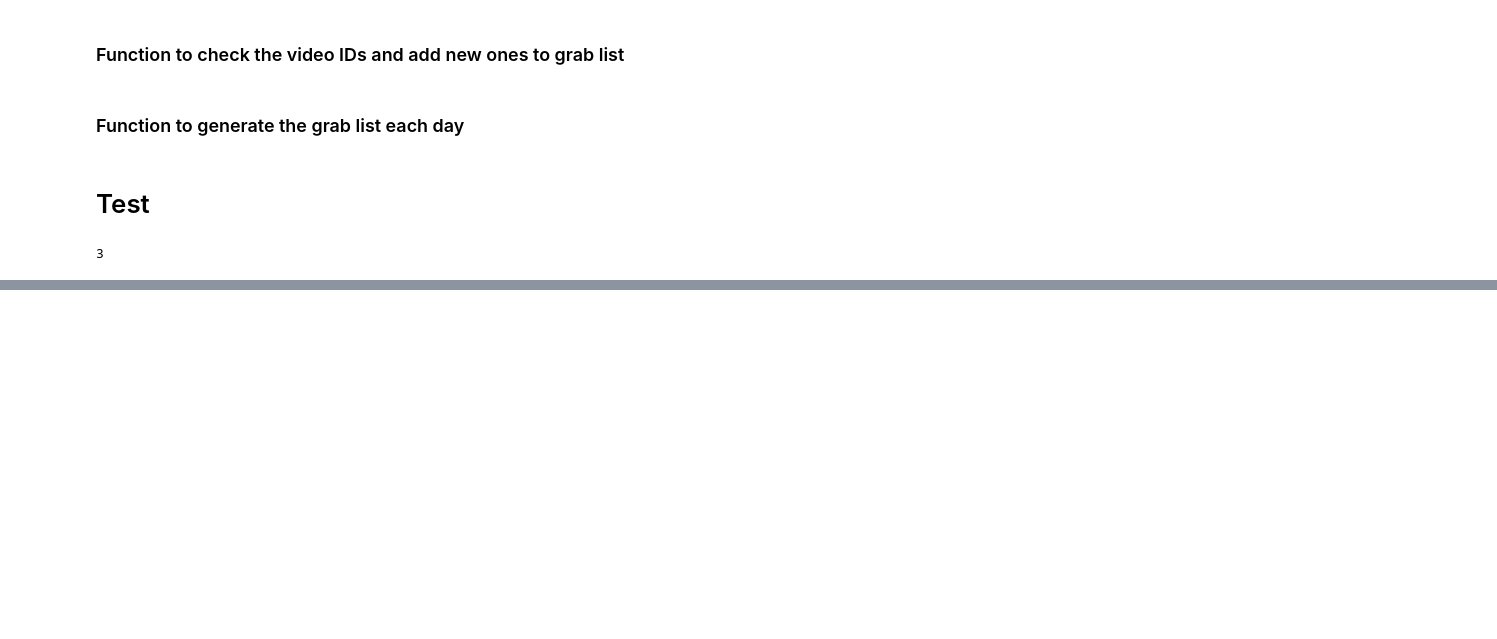
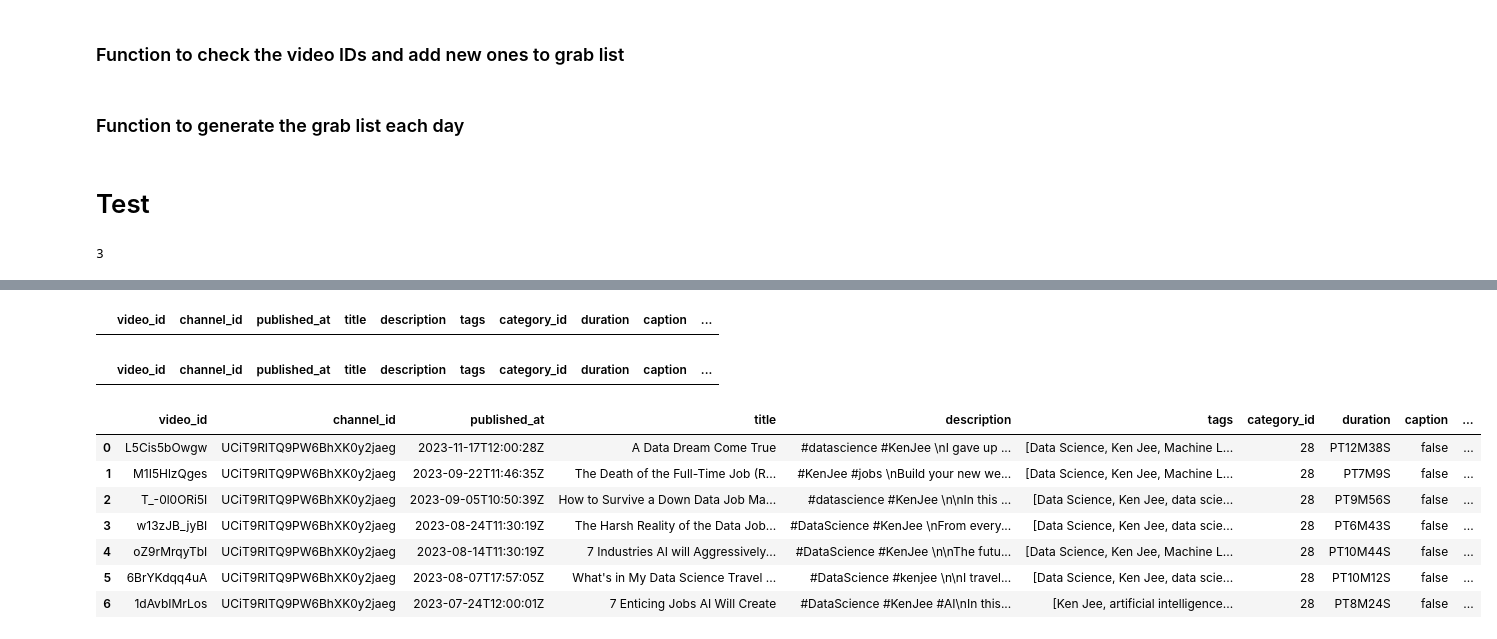
Before and after one commit to LHide14/YouTube-Analytics, a Jupyter notebook: new_video_checker.ipynb, the cells around one changed output, grey strips where cells are left out. Cells and saved outputs as stored; diff of their text form; code cells hidden in the pictures; blank space fills up the shorter version.

```diff
--- a/new_video_checker.ipynb
+++ b/new_video_checker.ipynb
@@ -127,0 +426,21 @@ len(grab_list)
+# %%
+day_2_df
+# %% [output]
+|  | video_id | channel_id | published_at | title | description | tags | category_id | duration | caption | ... |
+# %%
+day_3_df
+# %% [output]
+|  | video_id | channel_id | published_at | title | description | tags | category_id | duration | caption | ... |
+# %%
+day_1_df, day_2_df, day_3_df = test_function(test_df_2)
+# %%
+day_1_df
+# %% [output]
+|  | video_id | channel_id | published_at | title | description | tags | category_id | duration | caption | ... |
+| 0 | L5Cis5bOwgw | UCiT9RITQ9PW6BhXK0y2jaeg | 2023-11-17T12:00:28Z | A Data Dream Come True | #datascience #KenJee \nI gave up ... | [Data Science, Ken Jee, Machine L... | 28 | PT12M38S | false | ... |
+| 1 | M1I5HlzQges | UCiT9RITQ9PW6BhXK0y2jaeg | 2023-09-22T11:46:35Z | The Death of the Full-Time Job (R... | #KenJee #jobs \nBuild your new we... | [Data Science, Ken Jee, Machine L... | 28 | PT7M9S | false | ... |
+| 2 | T_-0l0ORi5I | UCiT9RITQ9PW6BhXK0y2jaeg | 2023-09-05T10:50:39Z | How to Survive a Down Data Job Ma... | #datascience #KenJee \n\nIn this ... | [Data Science, Ken Jee, data scie... | 28 | PT9M56S | false | ... |
+| 3 | w13zJB_jyBI | UCiT9RITQ9PW6BhXK0y2jaeg | 2023-08-24T11:30:19Z | The Harsh Reality of the Data Job... | #DataScience #KenJee \nFrom every... | [Data Science, Ken Jee, data scie... | 28 | PT6M43S | false | ... |
+| 4 | oZ9rMrqyTbI | UCiT9RITQ9PW6BhXK0y2jaeg | 2023-08-14T11:30:19Z | 7 Industries AI will Aggressively... | #DataScience #KenJee \n\nThe futu... | [Data Science, Ken Jee, Machine L... | 28 | PT10M44S | false | ... |
+| 5 | 6BrYKdqq4uA | UCiT9RITQ9PW6BhXK0y2jaeg | 2023-08-07T17:57:05Z | What's in My Data Science Travel ... | #DataScience #kenjee \n\nI travel... | [Data Science, Ken Jee, data scie... | 28 | PT10M12S | false | ... |
+| 6 | 1dAvbIMrLos | UCiT9RITQ9PW6BhXK0y2jaeg | 2023-07-24T12:00:01Z | 7 Enticing Jobs AI Will Create | #DataScience #KenJee #AI\nIn this... | [Ken Jee, artificial intelligence... | 28 | PT8M24S | false | ... |
```
Also changed, not shown: parts of 58 cells of this notebook, 8 other files.
